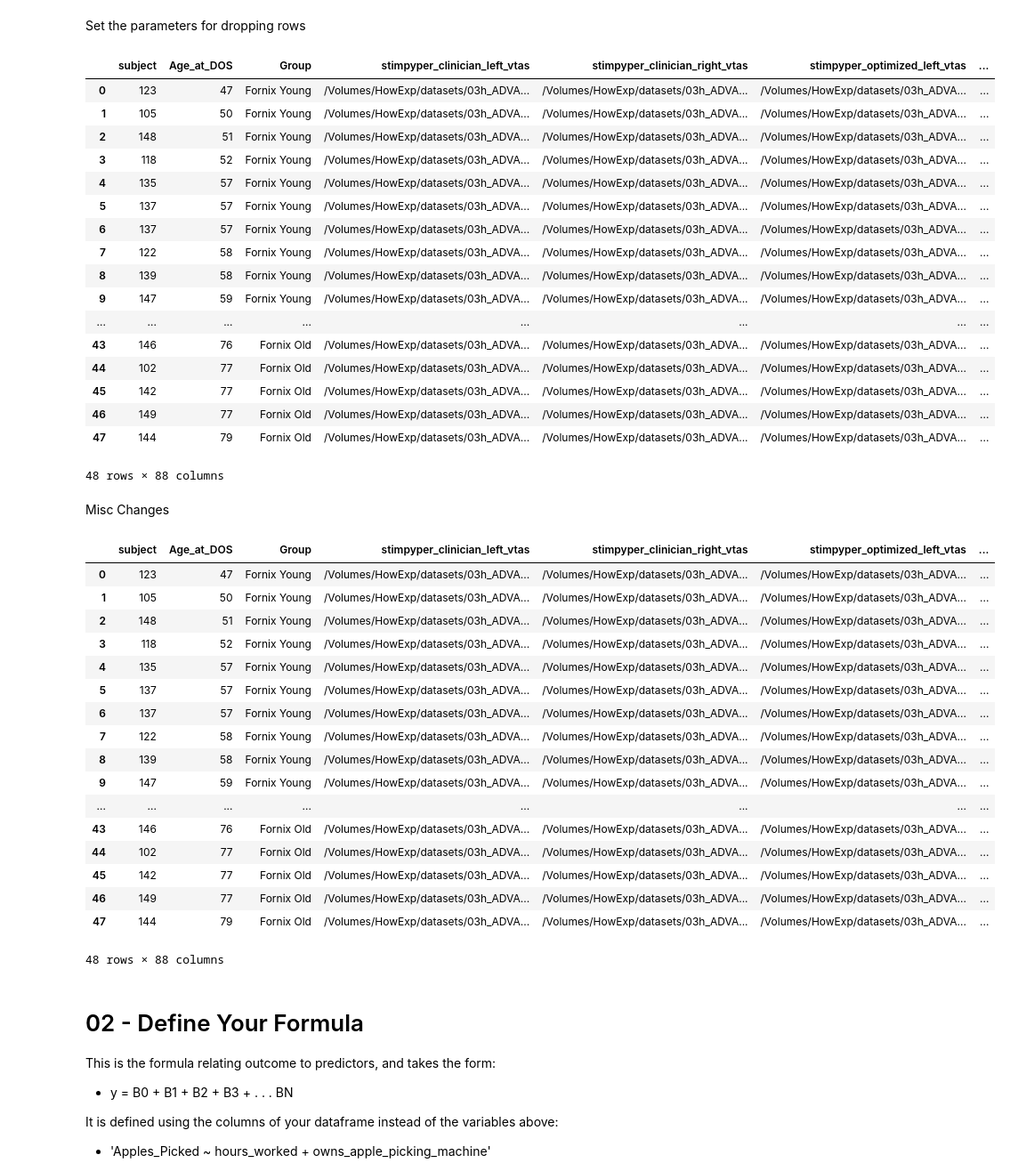
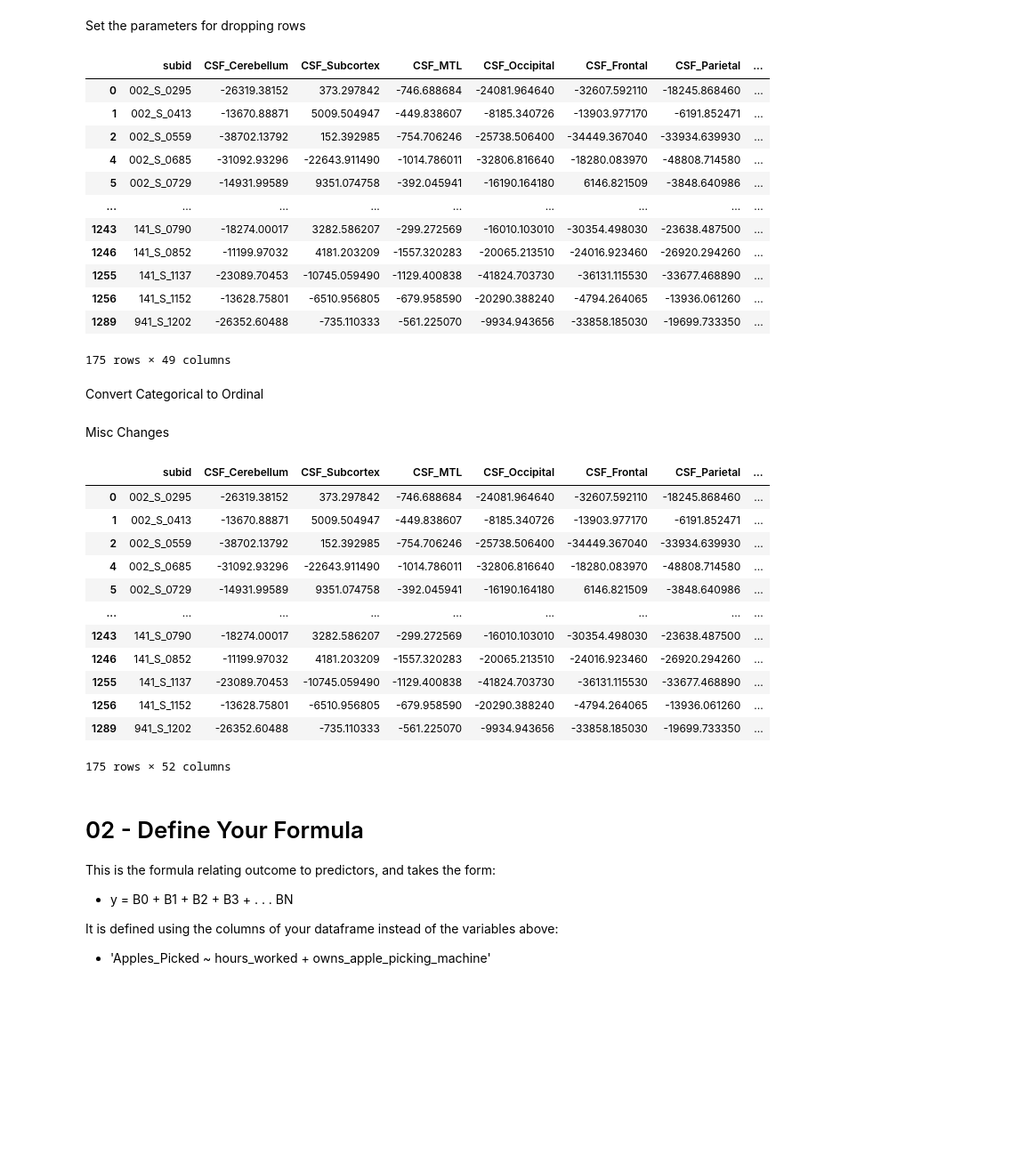
Before and after one commit to Calvinwhow/CircuitPyPer, a Jupyter notebook: notebooks/neuroimaging_notebooks/convergent_causal_mapping/05b_full_voxelwise_regression.ipynb, the cells around one changed output. Shown at 89% size. Drawn from its saved outputs; the diff is of its cells as text; code cells hidden in the pictures; blank space fills up the shorter version.

Commit message:
updates to voxelwise machinery to un-fuck bad code from LLM.

```diff
--- a/notebooks/neuroimaging_notebooks/convergent_causal_mapping/05b_full_voxelwise_regression.ipynb
+++ b/notebooks/neuroimaging_notebooks/convergent_causal_mapping/05b_full_voxelwise_regression.ipynb
@@ -35,12 +35,12 @@ Notes:
 Prep Output Direction
 # %%
 # Specify where you want to save your results to
-out_dir = '/Users/cu135/Partners HealthCare Dropbox/Calvin Howard/studies/memory_dbs/tests'
+out_dir = '/Users/cu135/Partners HealthCare Dropbox/Calvin Howard/studies/atrophy_seeds_2023/Figures/supplement_validation_diagnostic/voxelwise'
 # %% [markdown]
 Import Data
 # %%
 # Specify the path to your CSV file containing NIFTI paths
-input_csv_path = '/Users/cu135/Partners HealthCare Dropbox/Calvin Howard/studies/memory_dbs/spreadsheets/master_list.csv'
+input_csv_path = '/Volumes/HowExp/datasets/01a_ADNI_Alzheimer_Atrophy/metadata/cleaned_information/discovery.csv'
 sheet = None
 # %%
 from calvin_utils.permutation_analysis_utils.statsmodels_palm import CalvinStatsmodelsPalm
@@ -100,3 +89,5 @@ drop_list = ['stimpyper_clinician_right_vtas']
+# %%
+drop_list = ['Visual_Occipital', 'DX_BASELINE', 'csf_atrophy_path']
 # %%
 data_df = cal_palm.drop_nans_from_columns(columns_to_drop_from=drop_list)
 data_df
@@ -155,50 +137,42 @@ value = 1 # The value to drop if found
 # data_df, other_df = cal_palm.drop_rows_based_on_value(column, condition, value)
 display(data_df)
 # %% [output]
-|  | subject | Age_at_DOS | Group | stimpyper_clinician_left_vtas | stimpyper_clinician_right_vtas | stimpyper_optimized_left_vtas | ... |
-| 0 | 123 | 47 | Fornix Young | /Volumes/HowExp/datasets/03h_ADVA... | /Volumes/HowExp/datasets/03h_ADVA... | /Volumes/HowExp/datasets/03h_ADVA... | ... |
-| 1 | 105 | 50 | Fornix Young | /Volumes/HowExp/datasets/03h_ADVA... | /Volumes/HowExp/datasets/03h_ADVA... | /Volumes/HowExp/datasets/03h_ADVA... | ... |
-| 2 | 148 | 51 | Fornix Young | /Volumes/HowExp/datasets/03h_ADVA... | /Volumes/HowExp/datasets/03h_ADVA... | /Volumes/HowExp/datasets/03h_ADVA... | ... |
-| 3 | 118 | 52 | Fornix Young | /Volumes/HowExp/datasets/03h_ADVA... | /Volumes/HowExp/datasets/03h_ADVA... | /Volumes/HowExp/datasets/03h_ADVA... | ... |
-| 4 | 135 | 57 | Fornix Young | /Volumes/HowExp/datasets/03h_ADVA... | /Volumes/HowExp/datasets/03h_ADVA... | /Volumes/HowExp/datasets/03h_ADVA... | ... |
-| 5 | 137 | 57 | Fornix Young | /Volumes/HowExp/datasets/03h_ADVA... | /Volumes/HowExp/datasets/03h_ADVA... | /Volumes/HowExp/datasets/03h_ADVA... | ... |
-| 6 | 137 | 57 | Fornix Young | /Volumes/HowExp/datasets/03h_ADVA... | /Volumes/HowExp/datasets/03h_ADVA... | /Volumes/HowExp/datasets/03h_ADVA... | ... |
-| 7 | 122 | 58 | Fornix Young | /Volumes/HowExp/datasets/03h_ADVA... | /Volumes/HowExp/datasets/03h_ADVA... | /Volumes/HowExp/datasets/03h_ADVA... | ... |
-| 8 | 139 | 58 | Fornix Young | /Volumes/HowExp/datasets/03h_ADVA... | /Volumes/HowExp/datasets/03h_ADVA... | /Volumes/HowExp/datasets/03h_ADVA... | ... |
-| 9 | 147 | 59 | Fornix Young | /Volumes/HowExp/datasets/03h_ADVA... | /Volumes/HowExp/datasets/03h_ADVA... | /Volumes/HowExp/datasets/03h_ADVA... | ... |
-| ... | ... | ... | ... | ... | ... | ... | ... |
-| 43 | 146 | 76 | Fornix Old | /Volumes/HowExp/datasets/03h_ADVA... | /Volumes/HowExp/datasets/03h_ADVA... | /Volumes/HowExp/datasets/03h_ADVA... | ... |
-| 44 | 102 | 77 | Fornix Old | /Volumes/HowExp/datasets/03h_ADVA... | /Volumes/HowExp/datasets/03h_ADVA... | /Volumes/HowExp/datasets/03h_ADVA... | ... |
-| 45 | 142 | 77 | Fornix Old | /Volumes/HowExp/datasets/03h_ADVA... | /Volumes/HowExp/datasets/03h_ADVA... | /Volumes/HowExp/datasets/03h_ADVA... | ... |
-| 46 | 149 | 77 | Fornix Old | /Volumes/HowExp/datasets/03h_ADVA... | /Volumes/HowExp/datasets/03h_ADVA... | /Volumes/HowExp/datasets/03h_ADVA... | ... |
-| 47 | 144 | 79 | Fornix Old | /Volumes/HowExp/datasets/03h_ADVA... | /Volumes/HowExp/datasets/03h_ADVA... | /Volumes/HowExp/datasets/03h_ADVA... | ... |
+|  | subid | CSF_Cerebellum | CSF_Subcortex | CSF_MTL | CSF_Occipital | CSF_Frontal | CSF_Parietal | ... |
+| 0 | 002_S_0295 | -26319.38152 | 373.297842 | -746.688684 | -24081.964640 | -32607.592110 | -18245.868460 | ... |
+| 1 | 002_S_0413 | -13670.88871 | 5009.504947 | -449.838607 | -8185.340726 | -13903.977170 | -6191.852471 | ... |
+| 2 | 002_S_0559 | -38702.13792 | 152.392985 | -754.706246 | -25738.506400 | -34449.367040 | -33934.639930 | ... |
+| 4 | 002_S_0685 | -31092.93296 | -22643.911490 | -1014.786011 | -32806.816640 | -18280.083970 | -48808.714580 | ... |
+| 5 | 002_S_0729 | -14931.99589 | 9351.074758 | -392.045941 | -16190.164180 | 6146.821509 | -3848.640986 | ... |
+| ... | ... | ... | ... | ... | ... | ... | ... | ... |
+| 1243 | 141_S_0790 | -18274.00017 | 3282.586207 | -299.272569 | -16010.103010 | -30354.498030 | -23638.487500 | ... |
+| 1246 | 141_S_0852 | -11199.97032 | 4181.203209 | -1557.320283 | -20065.213510 | -24016.923460 | -26920.294260 | ... |
+| 1255 | 141_S_1137 | -23089.70453 | -10745.059490 | -1129.400838 | -41824.703730 | -36131.115530 | -33677.468890 | ... |
+| 1256 | 141_S_1152 | -13628.75801 | -6510.956805 | -679.958590 | -20290.388240 | -4794.264065 | -13936.061260 | ... |
+| 1289 | 941_S_1202 | -26352.60488 | -735.110333 | -561.225070 | -9934.943656 | -33858.185030 | -19699.733350 | ... |
-48 rows × 88 columns
+175 rows × 49 columns
+# %% [markdown]
+Convert Categorical to Ordinal
 # %% [markdown]
 Misc Changes
 # %%
 import pandas as pd
-# one_hot = pd.get_dummies(data_df['cluster_label'], prefix='cluster_label', dtype=int)
-# data_df = data_df.join(one_hot)
+one_hot = pd.get_dummies(data_df['DX_BASELINE'], prefix='DX_BASELINE', dtype=int)
+data_df = data_df.join(one_hot)
 data_df
 # %% [output]
-|  | subject | Age_at_DOS | Group | stimpyper_clinician_left_vtas | stimpyper_clinician_right_vtas | stimpyper_optimized_left_vtas | ... |
-| 0 | 123 | 47 | Fornix Young | /Volumes/HowExp/datasets/03h_ADVA... | /Volumes/HowExp/datasets/03h_ADVA... | /Volumes/HowExp/datasets/03h_ADVA... | ... |
-| 1 | 105 | 50 | Fornix Young | /Volumes/HowExp/datasets/03h_ADVA... | /Volumes/HowExp/datasets/03h_ADVA... | /Volumes/HowExp/datasets/03h_ADVA... | ... |
-| 2 | 148 | 51 | Fornix Young | /Volumes/HowExp/datasets/03h_ADVA... | /Volumes/HowExp/datasets/03h_ADVA... | /Volumes/HowExp/datasets/03h_ADVA... | ... |
-| 3 | 118 | 52 | Fornix Young | /Volumes/HowExp/datasets/03h_ADVA... | /Volumes/HowExp/datasets/03h_ADVA... | /Volumes/HowExp/datasets/03h_ADVA... | ... |
-| 4 | 135 | 57 | Fornix Young | /Volumes/HowExp/datasets/03h_ADVA... | /Volumes/HowExp/datasets/03h_ADVA... | /Volumes/HowExp/datasets/03h_ADVA... | ... |
-| 5 | 137 | 57 | Fornix Young | /Volumes/HowExp/datasets/03h_ADVA... | /Volumes/HowExp/datasets/03h_ADVA... | /Volumes/HowExp/datasets/03h_ADVA... | ... |
-| 6 | 137 | 57 | Fornix Young | /Volumes/HowExp/datasets/03h_ADVA... | /Volumes/HowExp/datasets/03h_ADVA... | /Volumes/HowExp/datasets/03h_ADVA... | ... |
-| 7 | 122 | 58 | Fornix Young | /Volumes/HowExp/datasets/03h_ADVA... | /Volumes/HowExp/datasets/03h_ADVA... | /Volumes/HowExp/datasets/03h_ADVA... | ... |
-| 8 | 139 | 58 | Fornix Young | /Volumes/HowExp/datasets/03h_ADVA... | /Volumes/HowExp/datasets/03h_ADVA... | /Volumes/HowExp/datasets/03h_ADVA... | ... |
-| 9 | 147 | 59 | Fornix Young | /Volumes/HowExp/datasets/03h_ADVA... | /Volumes/HowExp/datasets/03h_ADVA... | /Volumes/HowExp/datasets/03h_ADVA... | ... |
-| ... | ... | ... | ... | ... | ... | ... | ... |
-| 43 | 146 | 76 | Fornix Old | /Volumes/HowExp/datasets/03h_ADVA... | /Volumes/HowExp/datasets/03h_ADVA... | /Volumes/HowExp/datasets/03h_ADVA... | ... |
-| 44 | 102 | 77 | Fornix Old | /Volumes/HowExp/datasets/03h_ADVA... | /Volumes/HowExp/datasets/03h_ADVA... | /Volumes/HowExp/datasets/03h_ADVA... | ... |
-| 45 | 142 | 77 | Fornix Old | /Volumes/HowExp/datasets/03h_ADVA... | /Volumes/HowExp/datasets/03h_ADVA... | /Volumes/HowExp/datasets/03h_ADVA... | ... |
-| 46 | 149 | 77 | Fornix Old | /Volumes/HowExp/datasets/03h_ADVA... | /Volumes/HowExp/datasets/03h_ADVA... | /Volumes/HowExp/datasets/03h_ADVA... | ... |
-| 47 | 144 | 79 | Fornix Old | /Volumes/HowExp/datasets/03h_ADVA... | /Volumes/HowExp/datasets/03h_ADVA... | /Volumes/HowExp/datasets/03h_ADVA... | ... |
+|  | subid | CSF_Cerebellum | CSF_Subcortex | CSF_MTL | CSF_Occipital | CSF_Frontal | CSF_Parietal | ... |
+| 0 | 002_S_0295 | -26319.38152 | 373.297842 | -746.688684 | -24081.964640 | -32607.592110 | -18245.868460 | ... |
+| 1 | 002_S_0413 | -13670.88871 | 5009.504947 | -449.838607 | -8185.340726 | -13903.977170 | -6191.852471 | ... |
+| 2 | 002_S_0559 | -38702.13792 | 152.392985 | -754.706246 | -25738.506400 | -34449.367040 | -33934.639930 | ... |
+| 4 | 002_S_0685 | -31092.93296 | -22643.911490 | -1014.786011 | -32806.816640 | -18280.083970 | -48808.714580 | ... |
+| 5 | 002_S_0729 | -14931.99589 | 9351.074758 | -392.045941 | -16190.164180 | 6146.821509 | -3848.640986 | ... |
+| ... | ... | ... | ... | ... | ... | ... | ... | ... |
+| 1243 | 141_S_0790 | -18274.00017 | 3282.586207 | -299.272569 | -16010.103010 | -30354.498030 | -23638.487500 | ... |
+| 1246 | 141_S_0852 | -11199.97032 | 4181.203209 | -1557.320283 | -20065.213510 | -24016.923460 | -26920.294260 | ... |
+| 1255 | 141_S_1137 | -23089.70453 | -10745.059490 | -1129.400838 | -41824.703730 | -36131.115530 | -33677.468890 | ... |
+| 1256 | 141_S_1152 | -13628.75801 | -6510.956805 | -679.958590 | -20290.388240 | -4794.264065 | -13936.061260 | ... |
+| 1289 | 941_S_1202 | -26352.60488 | -735.110333 | -561.225070 | -9934.943656 | -33858.185030 | -19699.733350 | ... |
-48 rows × 88 columns
+175 rows × 52 columns
 # %% [markdown]
 # 02 - Define Your Formula
 
```
Also changed, not shown: parts of 18 cells of this notebook, 16 other files.
